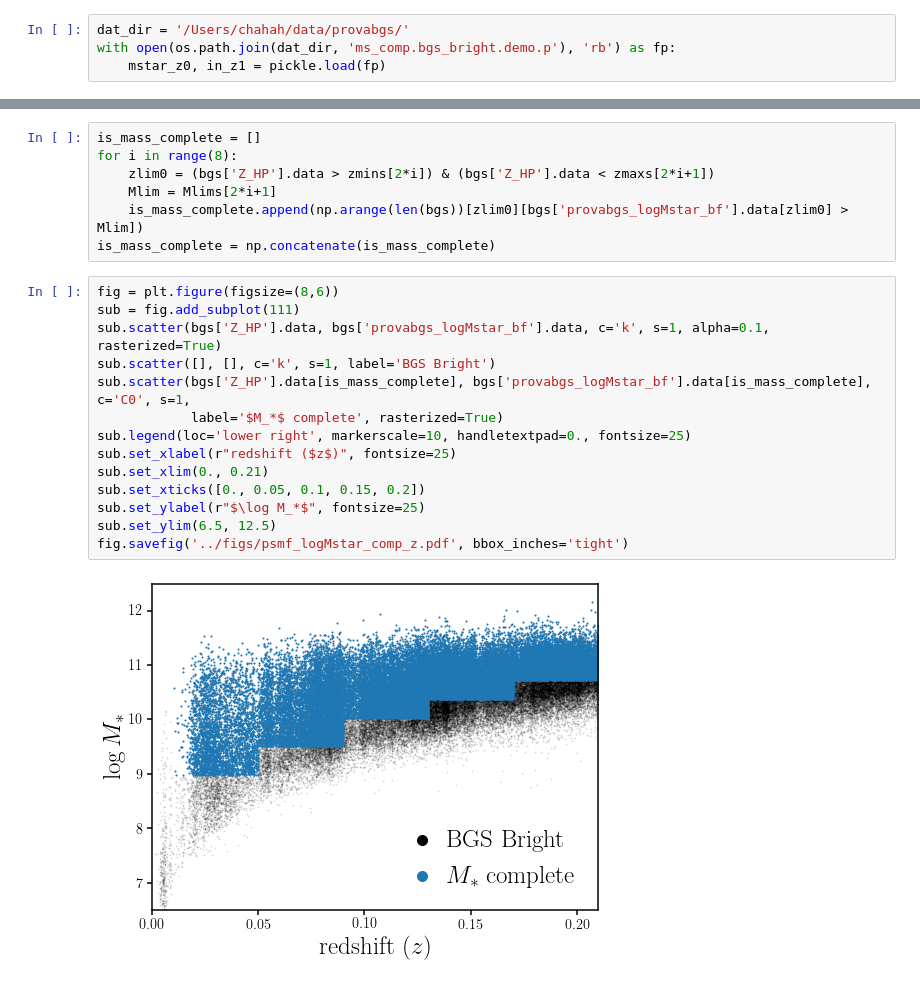
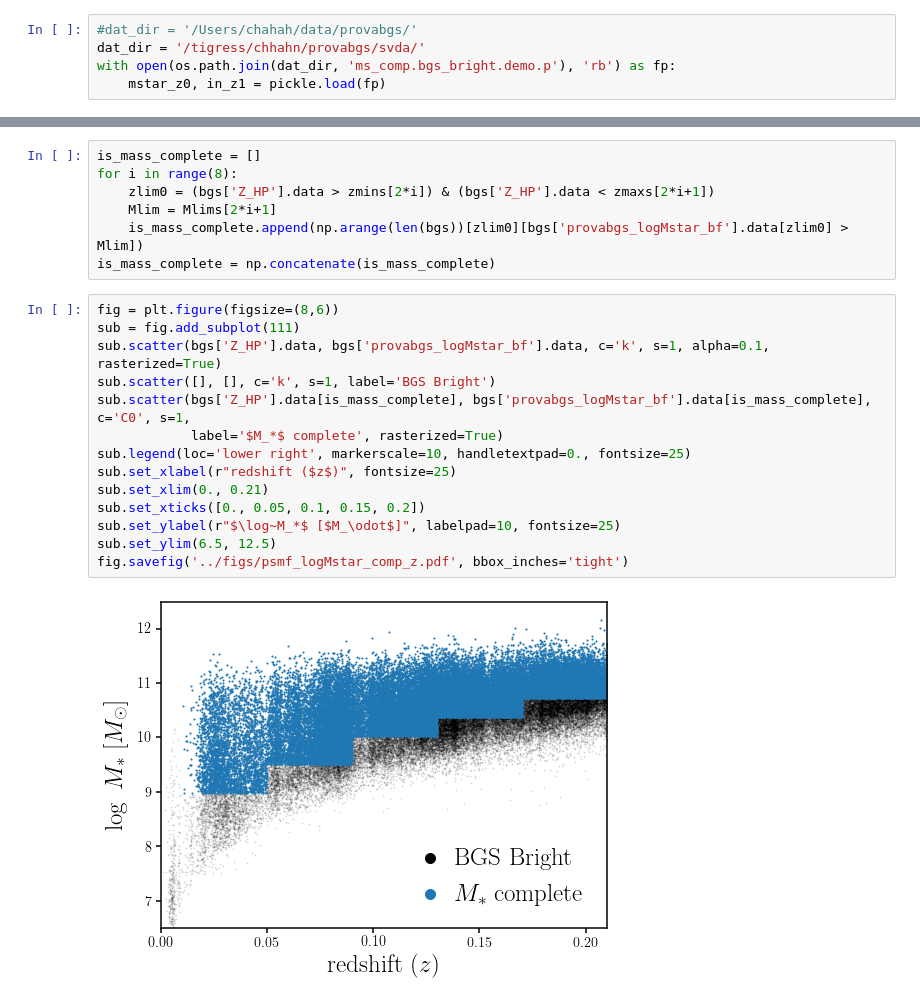
Before and after one commit to changhoonhahn/gapos, a Jupyter notebook: papers/edr/nb/ms_comp.ipynb, the cells around one changed output, grey strips where cells are left out. Saved outputs shown, nothing was run; the diff lists cells and outputs as text.

```diff
--- a/papers/edr/nb/ms_comp.ipynb
+++ b/papers/edr/nb/ms_comp.ipynb
@@ -27,7 +27,8 @@ mpl.rcParams['legend.frameon'] = False
 # %% [markdown]
 ## $M_{\rm lim}$ calculation demonstration
 # %%
-dat_dir = '/Users/chahah/data/provabgs/'
+#dat_dir = '/Users/chahah/data/provabgs/'
+dat_dir = '/tigress/chhahn/provabgs/svda/'
 with open(os.path.join(dat_dir, 'ms_comp.bgs_bright.demo.p'), 'rb') as fp:
     mstar_z0, in_z1 = pickle.load(fp)
 # %%
@@ -90,16 +91,16 @@ is_mass_complete = np.concatenate(is_mass_complete)
 # %%
 fig = plt.figure(figsize=(8,6))
 sub = fig.add_subplot(111)
 sub.scatter(bgs['Z_HP'].data, bgs['provabgs_logMstar_bf'].data, c='k', s=1, alpha=0.1, rasterized=True)
 sub.scatter([], [], c='k', s=1, label='BGS Bright')
 sub.scatter(bgs['Z_HP'].data[is_mass_complete], bgs['provabgs_logMstar_bf'].data[is_mass_complete], c='C0', s=1,
             label='$M_*$ complete', rasterized=True)
 sub.legend(loc='lower right', markerscale=10, handletextpad=0., fontsize=25)
 sub.set_xlabel(r"redshift ($z$)", fontsize=25)
 sub.set_xlim(0., 0.21)
 sub.set_xticks([0., 0.05, 0.1, 0.15, 0.2])
-sub.set_ylabel(r"$\log M_*$", fontsize=25)
+sub.set_ylabel(r"$\log~M_*$ [$M_\odot$]", labelpad=10, fontsize=25)
 sub.set_ylim(6.5, 12.5)
 fig.savefig('../figs/psmf_logMstar_comp_z.pdf', bbox_inches='tight')
 # %% [output]
-[figure, old version]
+[figure, new version]
```
Also changed, not shown: parts of 1 cell of this notebook, 4 other files.
